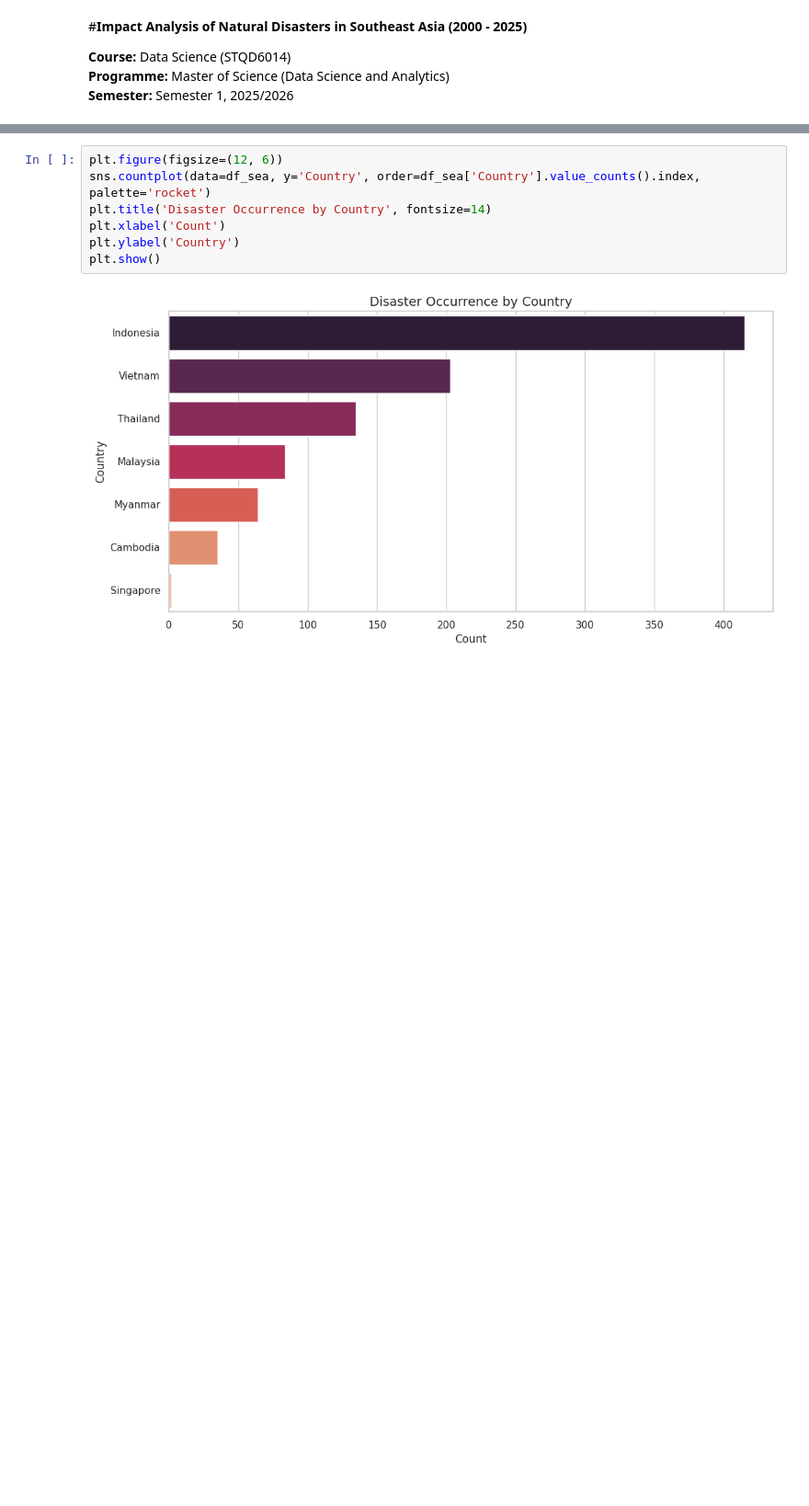
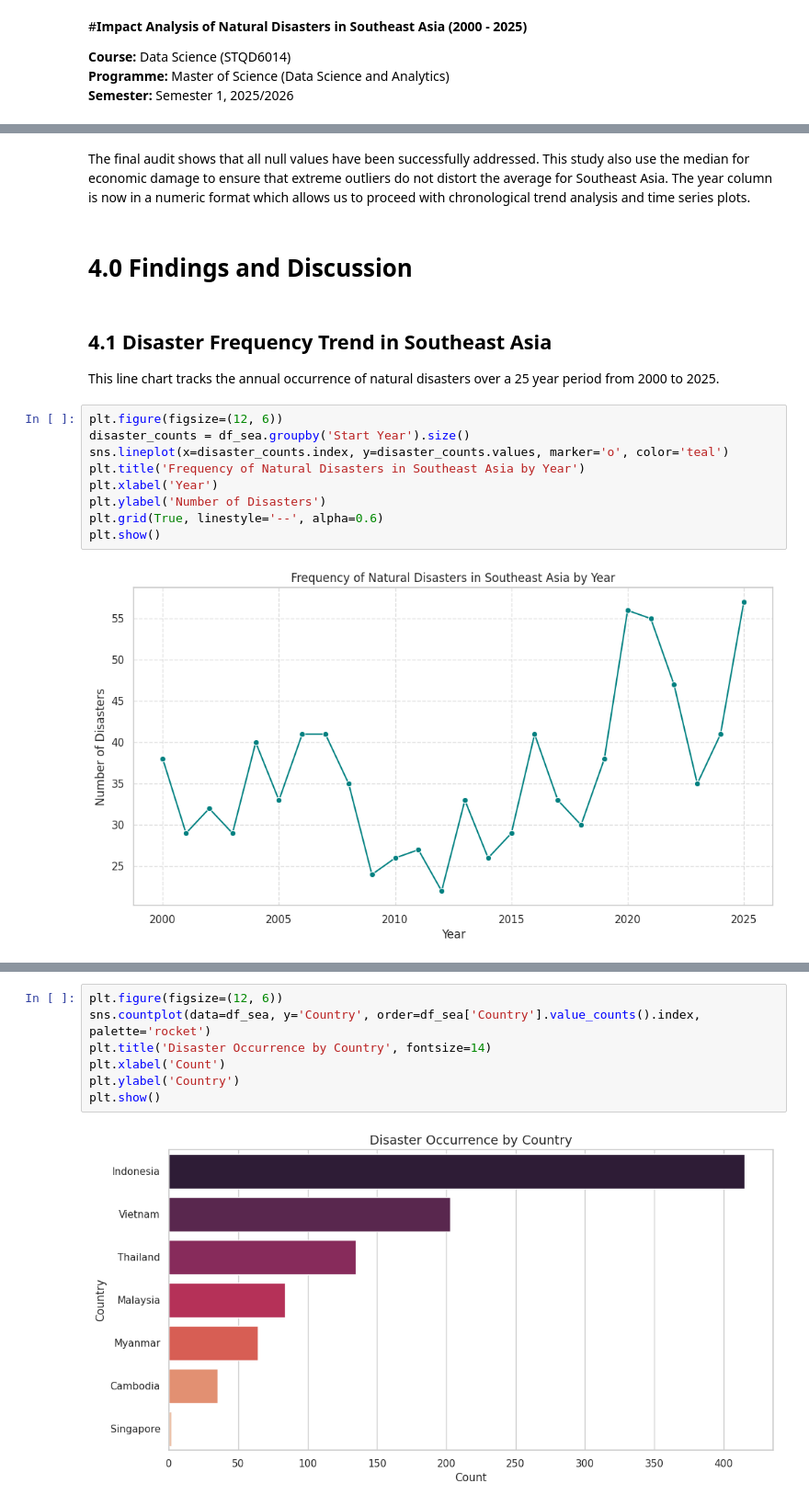
Before and after one commit to Rozieyati/Project_2_Data_Science, a Jupyter notebook: P166417_Impact_Analysis_of_Natural_Disasters_in_Asia.ipynb, the cells around one changed output, grey strips where cells are left out. Shown at 92% size. Saved outputs shown, nothing was run; the diff lists cells and outputs as text; blank space fills up the shorter version.

```diff
--- a/P166417_Impact_Analysis_of_Natural_Disasters_in_Asia.ipynb
+++ b/P166417_Impact_Analysis_of_Natural_Disasters_in_Asia.ipynb
@@ -125,0 +153,19 @@ The line plot above demonstrates a volatile but generally increasing frequency o
+# %% [markdown]
+The final audit shows that all null values have been successfully addressed. This study also use the median for economic damage to ensure that extreme outliers do not distort the average for Southeast Asia. The year column is now in a numeric format which allows us to proceed with chronological trend analysis and time series plots.
+# %% [markdown]
+# **4.0 Findings and Discussion**
+# %% [markdown]
+## **4.1 Disaster Frequency Trend in Southeast Asia**
+
+This line chart tracks the annual occurrence of natural disasters over a 25 year period from 2000 to 2025.
+# %%
+plt.figure(figsize=(12, 6))
+disaster_counts = df_sea.groupby('Start Year').size()
+sns.lineplot(x=disaster_counts.index, y=disaster_counts.values, marker='o', color='teal')
+plt.title('Frequency of Natural Disasters in Southeast Asia by Year')
+plt.xlabel('Year')
+plt.ylabel('Number of Disasters')
+plt.grid(True, linestyle='--', alpha=0.6)
+plt.show()
+# %% [output]
+[figure, added]
```
Also changed, not shown: parts of 53 cells of this notebook.
